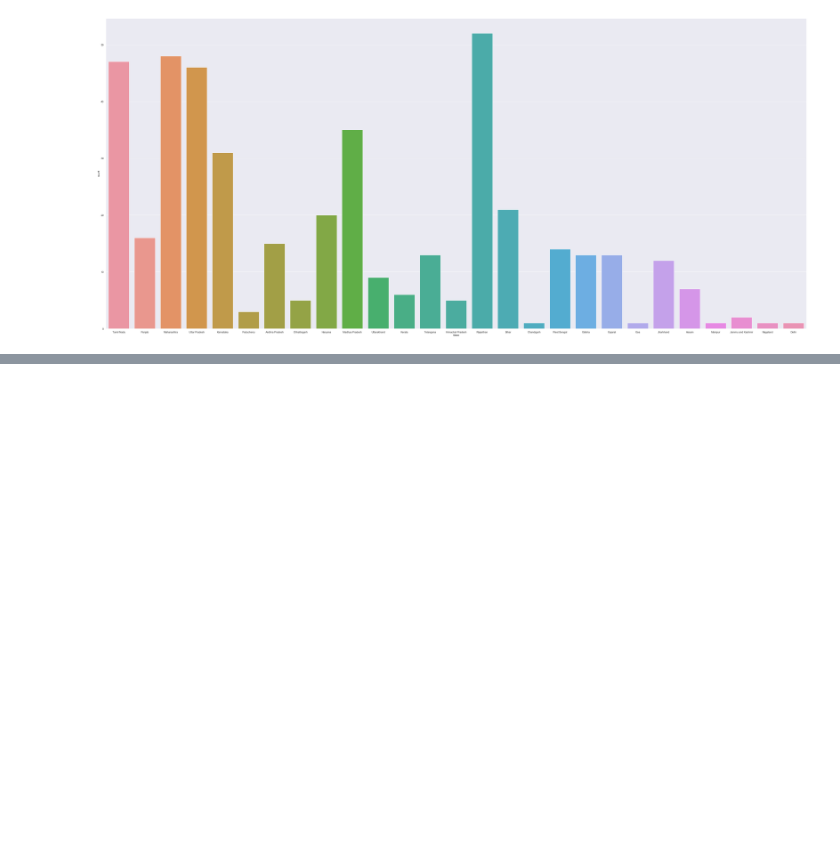
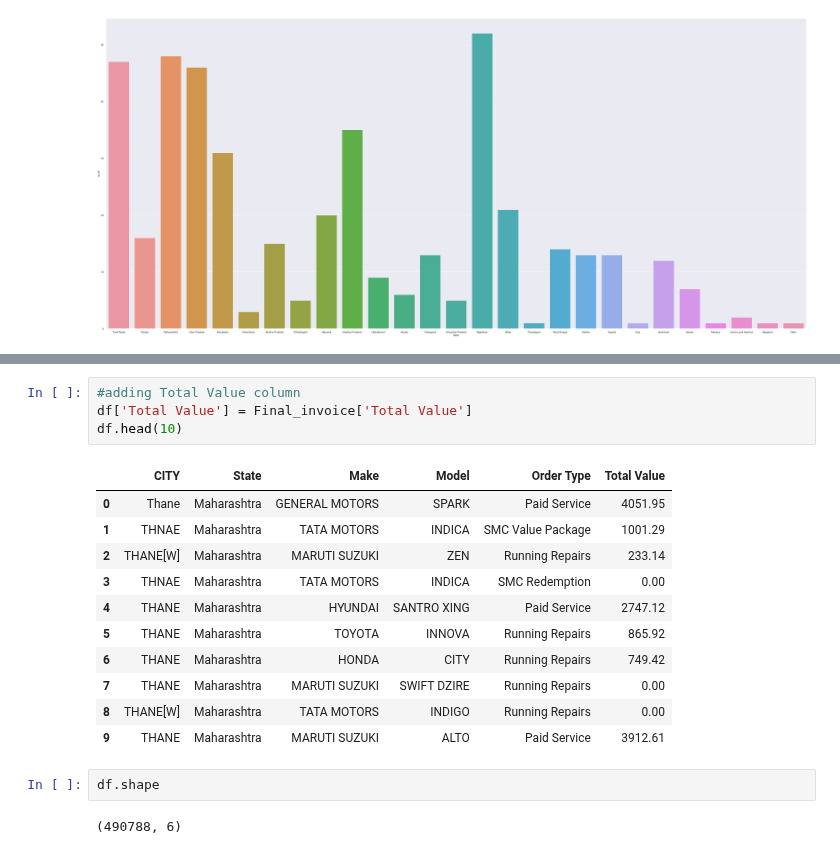
Before and after one commit to Tinya10/Mahindra-First-Choice, a Jupyter notebook: Mahindra_Finance_Use_Case.ipynb, the cells around one changed output, grey strips where cells are left out. Saved outputs shown, nothing was run; the diff lists cells and outputs as text; blank space fills up the shorter version.

```diff
--- a/Mahindra_Finance_Use_Case.ipynb
+++ b/Mahindra_Finance_Use_Case.ipynb
@@ -448,0 +932,20 @@ ax = sns.countplot(x="State",data=Plant_Master)
+# %%
+#adding Total Value column
+df['Total Value'] = Final_invoice['Total Value']
+df.head(10)
+# %% [output]
+|  | CITY | State | Make | Model | Order Type | Total Value |
+| 0 | Thane | Maharashtra | GENERAL MOTORS | SPARK | Paid Service | 4051.95 |
+| 1 | THNAE | Maharashtra | TATA MOTORS | INDICA | SMC Value Package | 1001.29 |
+| 2 | THANE[W] | Maharashtra | MARUTI SUZUKI | ZEN | Running Repairs | 233.14 |
+| 3 | THNAE | Maharashtra | TATA MOTORS | INDICA | SMC Redemption | 0.00 |
+| 4 | THANE | Maharashtra | HYUNDAI | SANTRO XING | Paid Service | 2747.12 |
+| 5 | THANE | Maharashtra | TOYOTA | INNOVA | Running Repairs | 865.92 |
+| 6 | THANE | Maharashtra | HONDA | CITY | Running Repairs | 749.42 |
+| 7 | THANE | Maharashtra | MARUTI SUZUKI | SWIFT DZIRE | Running Repairs | 0.00 |
+| 8 | THANE[W] | Maharashtra | TATA MOTORS | INDIGO | Running Repairs | 0.00 |
+| 9 | THANE | Maharashtra | MARUTI SUZUKI | ALTO | Paid Service | 3912.61 |
+# %%
+df.shape
+# %% [output]
+(490788, 6)
```
Also changed, not shown: parts of 45 cells of this notebook.
